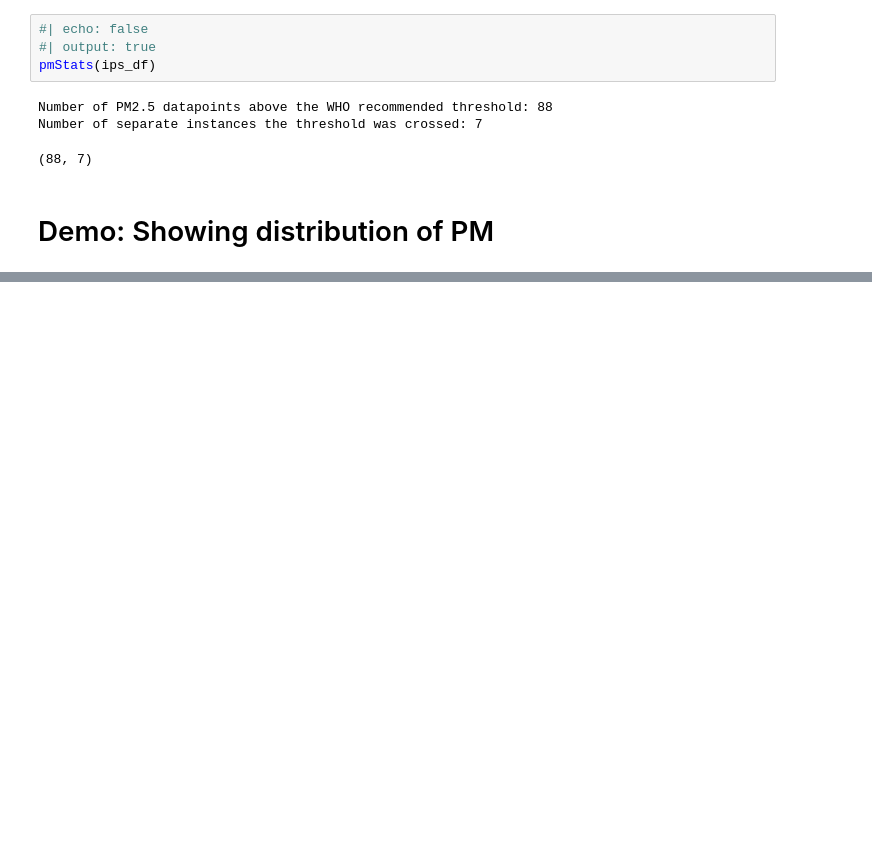
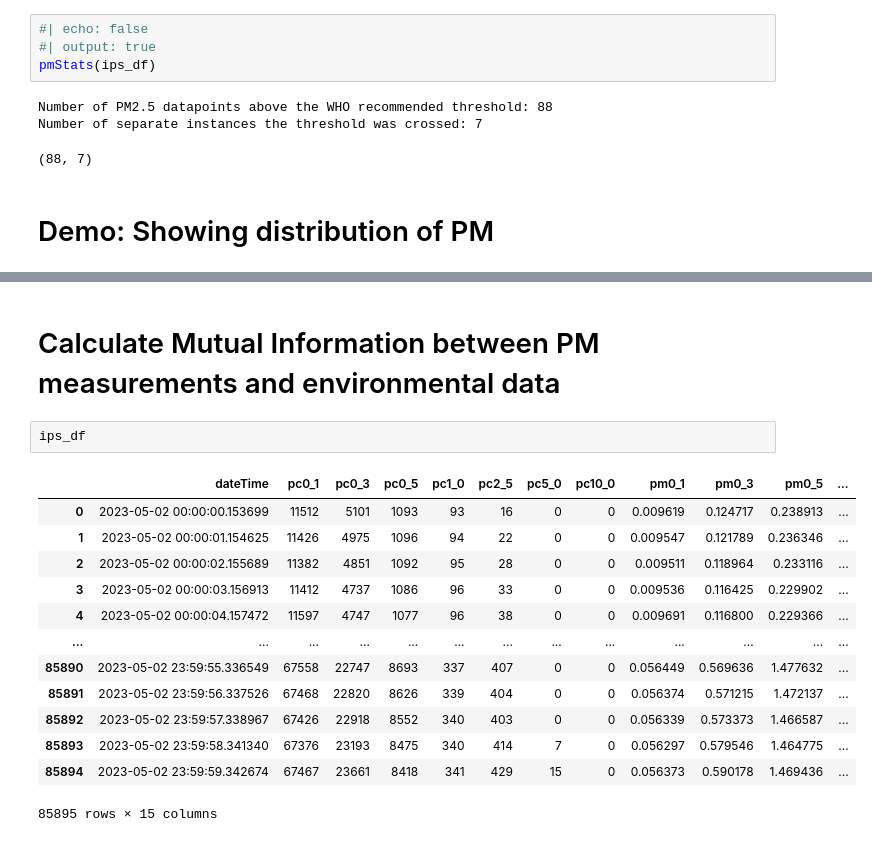
Before and after one commit to mi3nts/mints-aq-reports, a Jupyter notebook: notebooks/pm_data.ipynb, the cells around one changed output, grey strips where cells are left out. Saved outputs shown, nothing was run; the diff lists cells and outputs as text; blank space fills up the shorter version.

```diff
--- a/notebooks/pm_data.ipynb
+++ b/notebooks/pm_data.ipynb
@@ -241,0 +261,18 @@ plotPMdistribution(ips_df, 'pm2_5')
+# %% [markdown]
+# Calculate Mutual Information between PM measurements and environmental data
+# %%
+ips_df
+# %% [output]
+|  | dateTime | pc0_1 | pc0_3 | pc0_5 | pc1_0 | pc2_5 | pc5_0 | pc10_0 | pm0_1 | pm0_3 | pm0_5 | ... |
+| 0 | 2023-05-02 00:00:00.153699 | 11512 | 5101 | 1093 | 93 | 16 | 0 | 0 | 0.009619 | 0.124717 | 0.238913 | ... |
+| 1 | 2023-05-02 00:00:01.154625 | 11426 | 4975 | 1096 | 94 | 22 | 0 | 0 | 0.009547 | 0.121789 | 0.236346 | ... |
+| 2 | 2023-05-02 00:00:02.155689 | 11382 | 4851 | 1092 | 95 | 28 | 0 | 0 | 0.009511 | 0.118964 | 0.233116 | ... |
+| 3 | 2023-05-02 00:00:03.156913 | 11412 | 4737 | 1086 | 96 | 33 | 0 | 0 | 0.009536 | 0.116425 | 0.229902 | ... |
+| 4 | 2023-05-02 00:00:04.157472 | 11597 | 4747 | 1077 | 96 | 38 | 0 | 0 | 0.009691 | 0.116800 | 0.229366 | ... |
+| ... | ... | ... | ... | ... | ... | ... | ... | ... | ... | ... | ... | ... |
+| 85890 | 2023-05-02 23:59:55.336549 | 67558 | 22747 | 8693 | 337 | 407 | 0 | 0 | 0.056449 | 0.569636 | 1.477632 | ... |
+| 85891 | 2023-05-02 23:59:56.337526 | 67468 | 22820 | 8626 | 339 | 404 | 0 | 0 | 0.056374 | 0.571215 | 1.472137 | ... |
+| 85892 | 2023-05-02 23:59:57.338967 | 67426 | 22918 | 8552 | 340 | 403 | 0 | 0 | 0.056339 | 0.573373 | 1.466587 | ... |
+| 85893 | 2023-05-02 23:59:58.341340 | 67376 | 23193 | 8475 | 340 | 414 | 7 | 0 | 0.056297 | 0.579546 | 1.464775 | ... |
+| 85894 | 2023-05-02 23:59:59.342674 | 67467 | 23661 | 8418 | 341 | 429 | 15 | 0 | 0.056373 | 0.590178 | 1.469436 | ... |
+85895 rows × 15 columns
```
Also changed, not shown: parts of 9 cells of this notebook, 2 other files.
